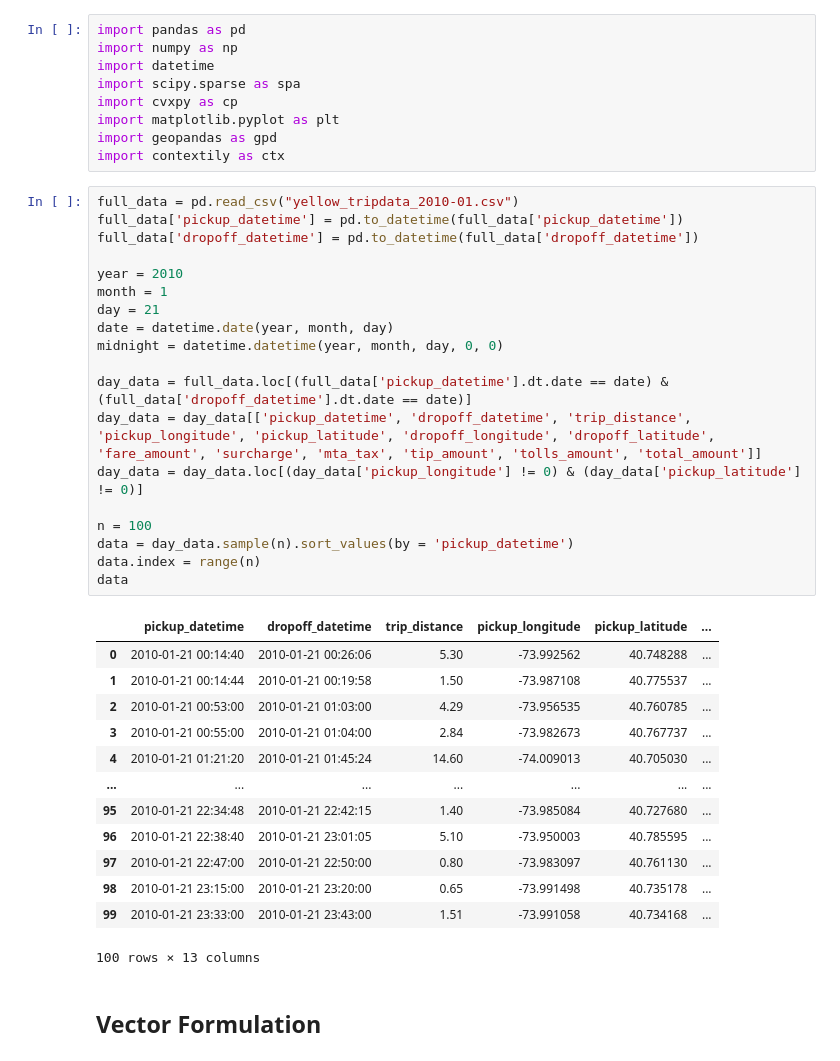
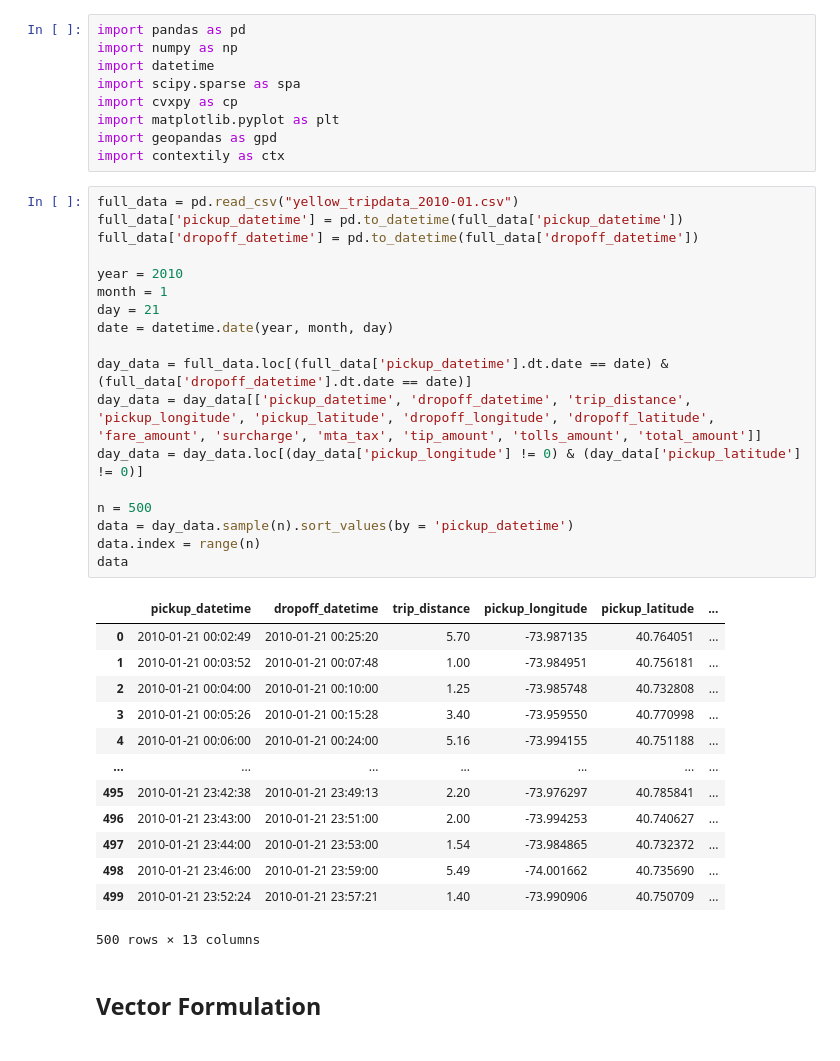
Before and after one commit to hollymc/senior-thesis, a Jupyter notebook: taxiriders-problems.ipynb, the cells around one changed output. Cells and saved outputs as stored; diff of their text form.

```diff
--- a/taxiriders-problems.ipynb
+++ b/taxiriders-problems.ipynb
@@ -10,36 +10,35 @@ import contextily as ctx
 # %%
 full_data = pd.read_csv("yellow_tripdata_2010-01.csv")
 full_data['pickup_datetime'] = pd.to_datetime(full_data['pickup_datetime'])
 full_data['dropoff_datetime'] = pd.to_datetime(full_data['dropoff_datetime'])
 
 year = 2010
 month = 1
 day = 21
 date = datetime.date(year, month, day)
-midnight = datetime.datetime(year, month, day, 0, 0)
 
 day_data = full_data.loc[(full_data['pickup_datetime'].dt.date == date) & (full_data['dropoff_datetime'].dt.date == date)]
 day_data = day_data[['pickup_datetime', 'dropoff_datetime', 'trip_distance', 'pickup_longitude', 'pickup_latitude', 'dropoff_longitude', 'dropoff_latitude', 'fare_amount', 'surcharge', 'mta_tax', 'tip_amount', 'tolls_amount', 'total_amount']]
 day_data = day_data.loc[(day_data['pickup_longitude'] != 0) & (day_data['pickup_latitude'] != 0)]
 
-n = 100
+n = 500
 data = day_data.sample(n).sort_values(by = 'pickup_datetime')
 data.index = range(n)
 data
 # %% [output]
 |  | pickup_datetime | dropoff_datetime | trip_distance | pickup_longitude | pickup_latitude | ... |
-| 0 | 2010-01-21 00:14:40 | 2010-01-21 00:26:06 | 5.30 | -73.992562 | 40.748288 | ... |
-| 1 | 2010-01-21 00:14:44 | 2010-01-21 00:19:58 | 1.50 | -73.987108 | 40.775537 | ... |
-| 2 | 2010-01-21 00:53:00 | 2010-01-21 01:03:00 | 4.29 | -73.956535 | 40.760785 | ... |
-| 3 | 2010-01-21 00:55:00 | 2010-01-21 01:04:00 | 2.84 | -73.982673 | 40.767737 | ... |
-| 4 | 2010-01-21 01:21:20 | 2010-01-21 01:45:24 | 14.60 | -74.009013 | 40.705030 | ... |
+| 0 | 2010-01-21 00:02:49 | 2010-01-21 00:25:20 | 5.70 | -73.987135 | 40.764051 | ... |
+| 1 | 2010-01-21 00:03:52 | 2010-01-21 00:07:48 | 1.00 | -73.984951 | 40.756181 | ... |
+| 2 | 2010-01-21 00:04:00 | 2010-01-21 00:10:00 | 1.25 | -73.985748 | 40.732808 | ... |
+| 3 | 2010-01-21 00:05:26 | 2010-01-21 00:15:28 | 3.40 | -73.959550 | 40.770998 | ... |
+| 4 | 2010-01-21 00:06:00 | 2010-01-21 00:24:00 | 5.16 | -73.994155 | 40.751188 | ... |
 | ... | ... | ... | ... | ... | ... | ... |
-| 95 | 2010-01-21 22:34:48 | 2010-01-21 22:42:15 | 1.40 | -73.985084 | 40.727680 | ... |
-| 96 | 2010-01-21 22:38:40 | 2010-01-21 23:01:05 | 5.10 | -73.950003 | 40.785595 | ... |
-| 97 | 2010-01-21 22:47:00 | 2010-01-21 22:50:00 | 0.80 | -73.983097 | 40.761130 | ... |
-| 98 | 2010-01-21 23:15:00 | 2010-01-21 23:20:00 | 0.65 | -73.991498 | 40.735178 | ... |
-| 99 | 2010-01-21 23:33:00 | 2010-01-21 23:43:00 | 1.51 | -73.991058 | 40.734168 | ... |
+| 495 | 2010-01-21 23:42:38 | 2010-01-21 23:49:13 | 2.20 | -73.976297 | 40.785841 | ... |
+| 496 | 2010-01-21 23:43:00 | 2010-01-21 23:51:00 | 2.00 | -73.994253 | 40.740627 | ... |
+| 497 | 2010-01-21 23:44:00 | 2010-01-21 23:53:00 | 1.54 | -73.984865 | 40.732372 | ... |
+| 498 | 2010-01-21 23:46:00 | 2010-01-21 23:59:00 | 5.49 | -74.001662 | 40.735690 | ... |
+| 499 | 2010-01-21 23:52:24 | 2010-01-21 23:57:21 | 1.40 | -73.990906 | 40.750709 | ... |
-100 rows × 13 columns
+500 rows × 13 columns
 # %% [markdown]
 ## Vector Formulation
 # %%
```
Also changed, not shown: parts of 6 cells of this notebook, 1 other file.
